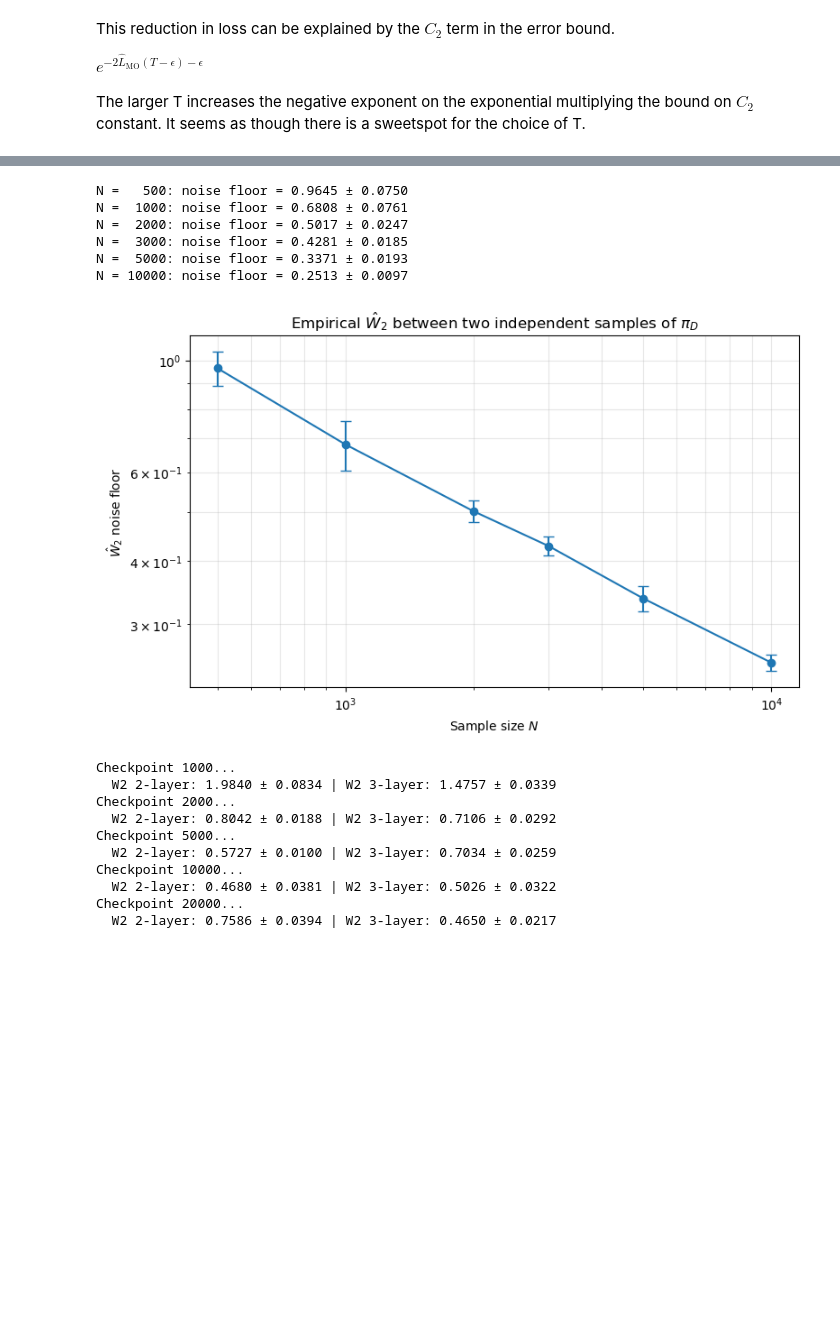
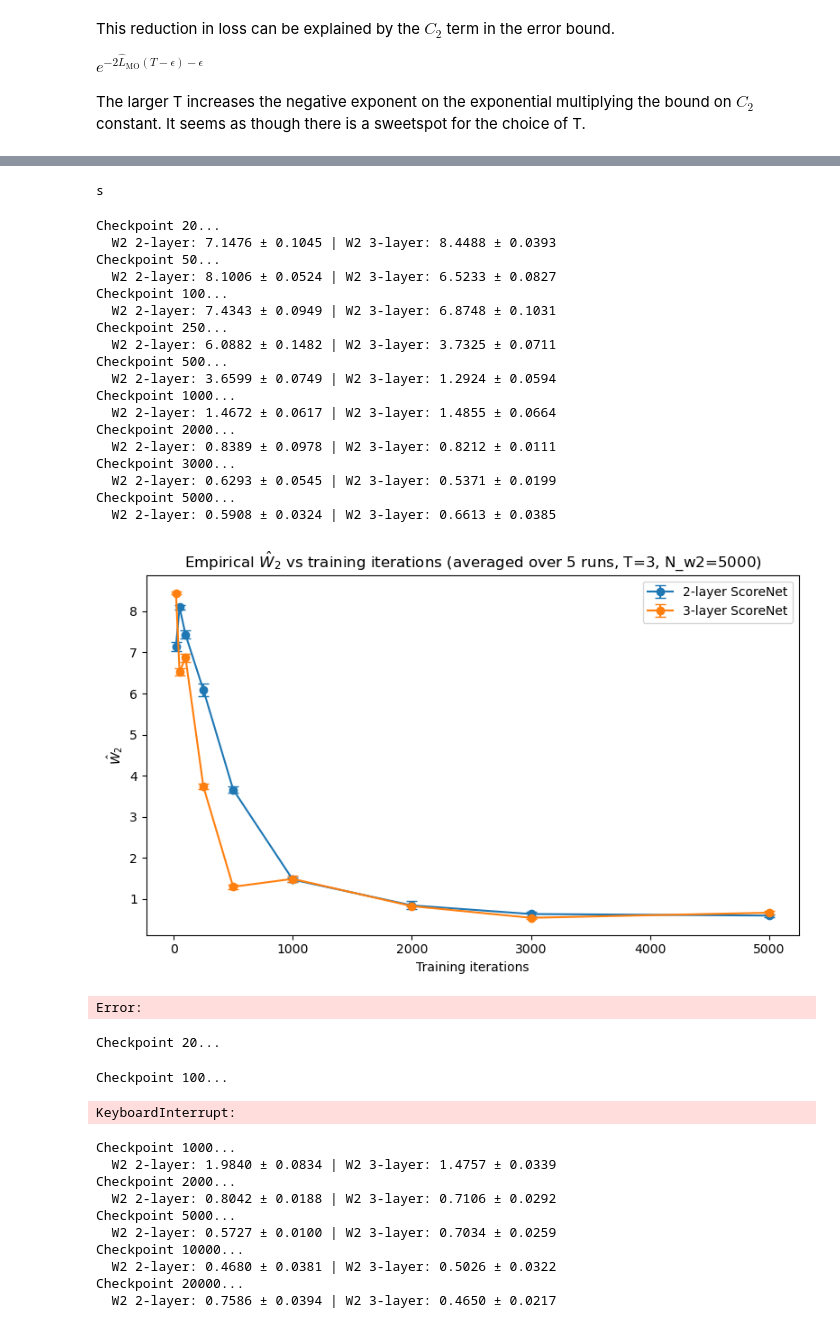
Before and after one commit to kylemcgillivray/Masters-Dissertation, a Jupyter notebook: sampler_2.ipynb, the cells around one changed output, grey strips where cells are left out. Cells and saved outputs as stored; diff of their text form; code cells hidden in the pictures; blank space fills up the shorter version.

```diff
--- a/sampler_2.ipynb
+++ b/sampler_2.ipynb
@@ -438,23 +472,54 @@ W2 between two independent samples of pi_D (N=5000): 0.3708
+# %%
+print('s')
+# %% [output]
+s
 # %%
-results_T3_N10000 = fct.run_W2_experiment(
+results_T3_N5000 = fct.run_W2_experiment(
     X_data_bimodal, checkpoints, d, device,
     n_repeats=5, T=3, N_w2=10_000
 )
-fct.plot_W2_curve(results_T3_N10000, title_suffix="(averaged over 5 runs, T=3, N_w2=10000)")
+fct.plot_W2_curve(results_T3_N5000, title_suffix="(averaged over 5 runs, T=3, N_w2=5000)")
+# %% [output]
+Checkpoint 20...
+  W2 2-layer: 7.1476 ± 0.1045 | W2 3-layer: 8.4488 ± 0.0393
+Checkpoint 50...
+  W2 2-layer: 8.1006 ± 0.0524 | W2 3-layer: 6.5233 ± 0.0827
+Checkpoint 100...
+  W2 2-layer: 7.4343 ± 0.0949 | W2 3-layer: 6.8748 ± 0.1031
+Checkpoint 250...
+  W2 2-layer: 6.0882 ± 0.1482 | W2 3-layer: 3.7325 ± 0.0711
+Checkpoint 500...
+  W2 2-layer: 3.6599 ± 0.0749 | W2 3-layer: 1.2924 ± 0.0594
+Checkpoint 1000...
+  W2 2-layer: 1.4672 ± 0.0617 | W2 3-layer: 1.4855 ± 0.0664
+Checkpoint 2000...
+  W2 2-layer: 0.8389 ± 0.0978 | W2 3-layer: 0.8212 ± 0.0111
+Checkpoint 3000...
+  W2 2-layer: 0.6293 ± 0.0545 | W2 3-layer: 0.5371 ± 0.0199
+Checkpoint 5000...
+  W2 2-layer: 0.5908 ± 0.0324 | W2 3-layer: 0.6613 ± 0.0385
+[figure, added]
+Error:
+# %%
+checkpoints = [20, 50, 100, 250, 500, 1000, 2000, 3000,  5000]
+
+results_single1000 = fct.run_W2_experiment(
+    X_data_bimodal, checkpoints, d, device,
+    n_repeats=1, T=1000
+)
+
+fct.plot_W2_curve(results_single1000, title_suffix="(single run, T=1000)")
+# %% [output]
+Checkpoint 20...
 # %%
-results_T2_N10000 = fct.run_W2_experiment(
+results_T2_N5000 = fct.run_W2_experiment(
     X_data_bimodal, checkpoints, d, device,
     n_repeats=5, T=2, N_w2=10_000
 )
-fct.plot_W2_curve(results_T2_N10000, title_suffix="(averaged over 5 runs, T=2, N_w2=10000)")
+fct.plot_W2_curve(results_T2_N5000, title_suffix="(averaged over 5 runs, T=2, N_w2=5000)")
 # %% [output]
-N =   500: noise floor = 0.9645 ± 0.0750
-N =  1000: noise floor = 0.6808 ± 0.0761
-N =  2000: noise floor = 0.5017 ± 0.0247
-N =  3000: noise floor = 0.4281 ± 0.0185
-N =  5000: noise floor = 0.3371 ± 0.0193
-N = 10000: noise floor = 0.2513 ± 0.0097
+Checkpoint 100...
-[figure, removed]
+KeyboardInterrupt:
 # %%
 results_T3 = fct.run_W2_experiment(
     X_data_bimodal, checkpoints, d, device,
```
Also changed, not shown: parts of 16 cells of this notebook, 1 other file.
